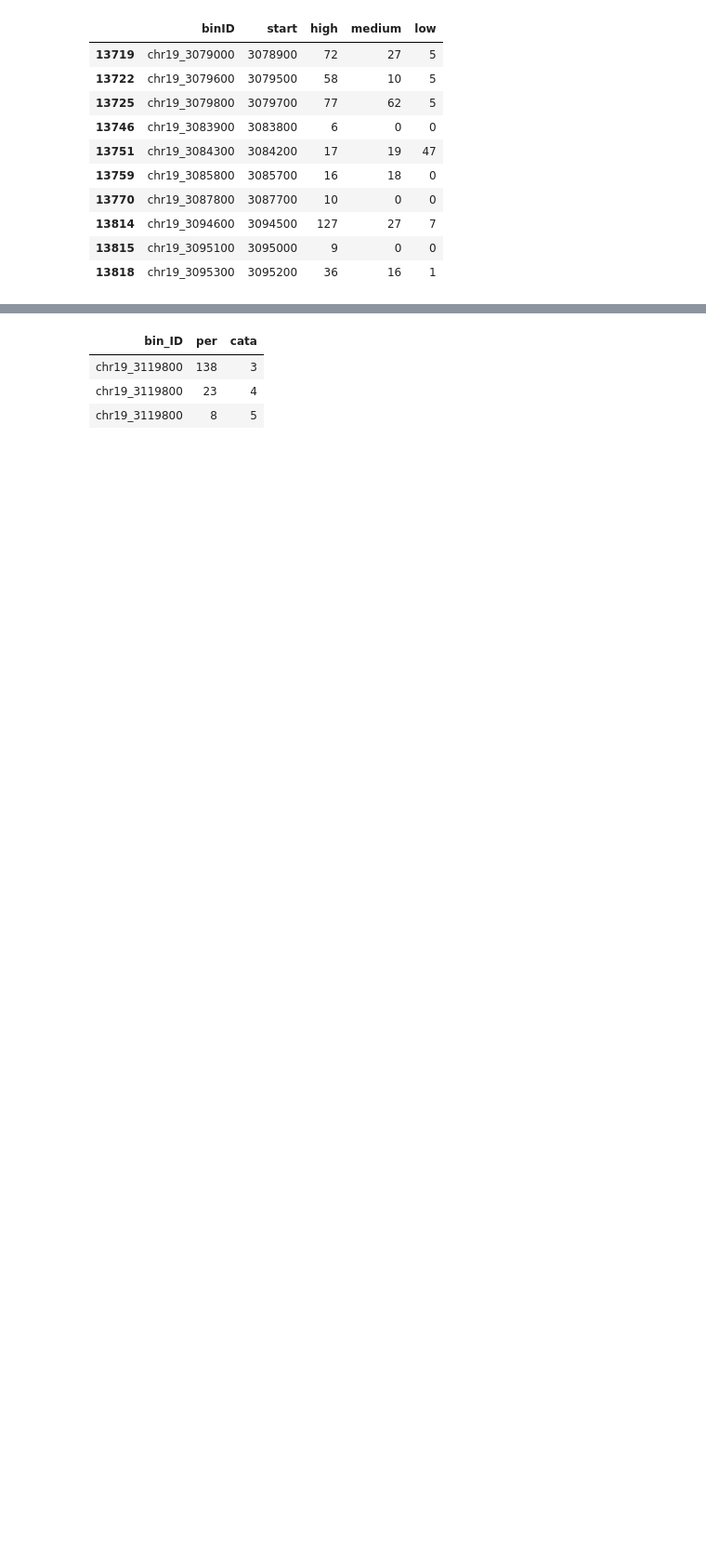
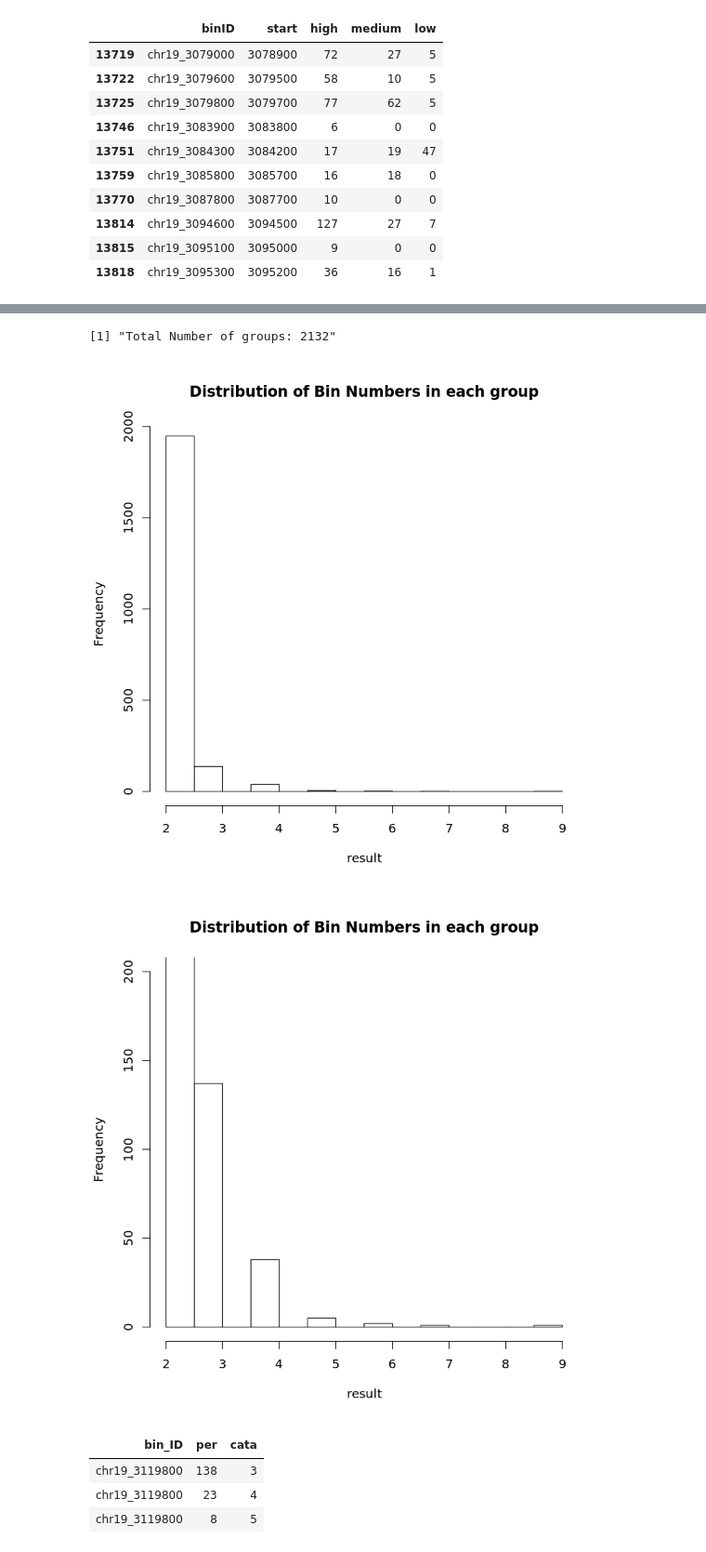
Before and after one commit to W1ndfan/Group_ClubCpG, a Jupyter notebook: group_chr19_A_static_Count_chisq.ipynb, the cells around one changed output, grey strips where cells are left out. Shown at 93% size. Cells and saved outputs as stored; diff of their text form; code cells hidden in the pictures; blank space fills up the shorter version.

```diff
--- a/group_chr19_A_static_Count_chisq.ipynb
+++ b/group_chr19_A_static_Count_chisq.ipynb
@@ -338,3 +303,24 @@ part[20:60,]
+# %%
+count = 0
+result = c()
+for (row in 1:nrow(part)) {
+    if (substr(as.character(part[row, "binID"]), 1, 3) != "gap") {
+        count = count + 1
+    } else {
+        result = c(result, count)
+        count = 0
+    }
+}
+
+result = c(result, count)
+
+paste("Total Number of groups:", length(result))
+hist(result, main = "Distribution of Bin Numbers in each group")
+hist(result, ylim = c(0, 200), main = "Distribution of Bin Numbers in each group")
+# %% [output]
+[1] "Total Number of groups: 2132"
+[figure, added]
+[figure, added]
 # %%
 # write.csv(part, "part_A.csv")
 # %%
```
Also changed, not shown: parts of 22 cells of this notebook, 1 other file.
